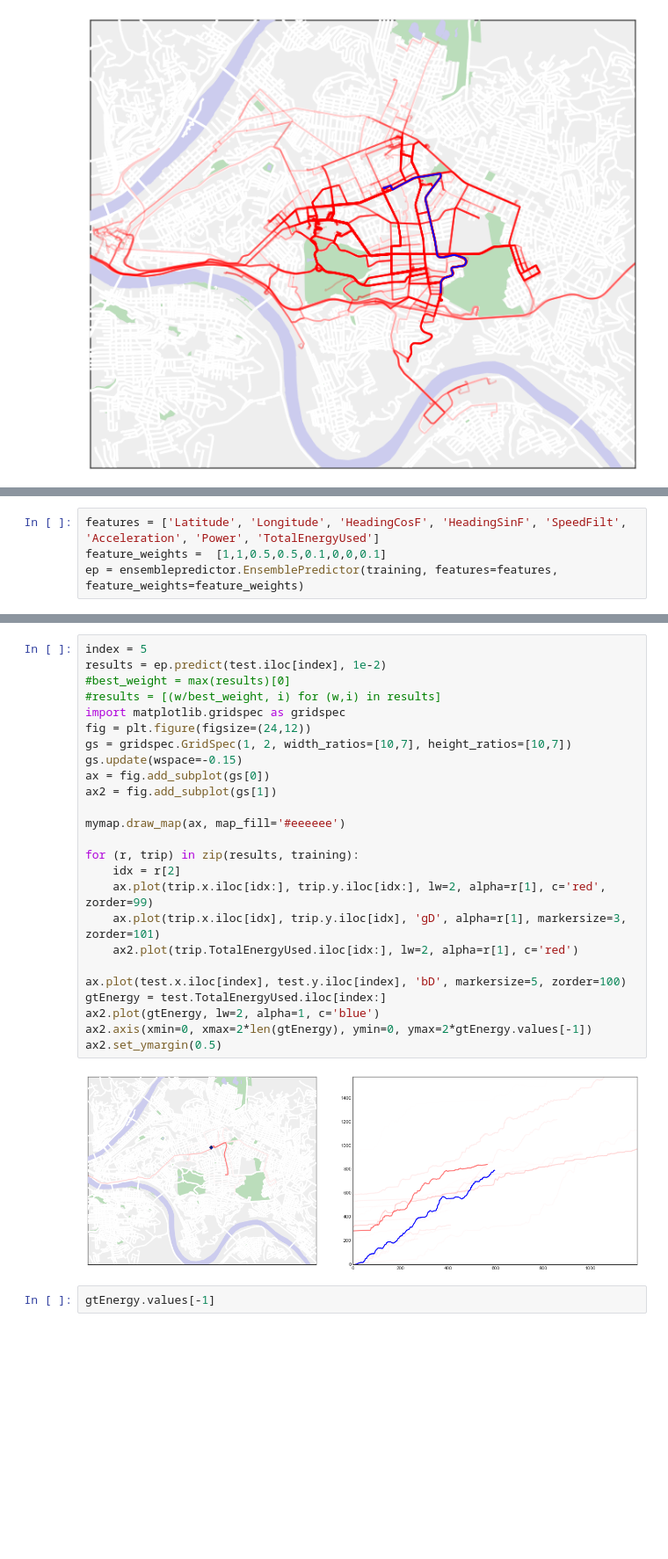
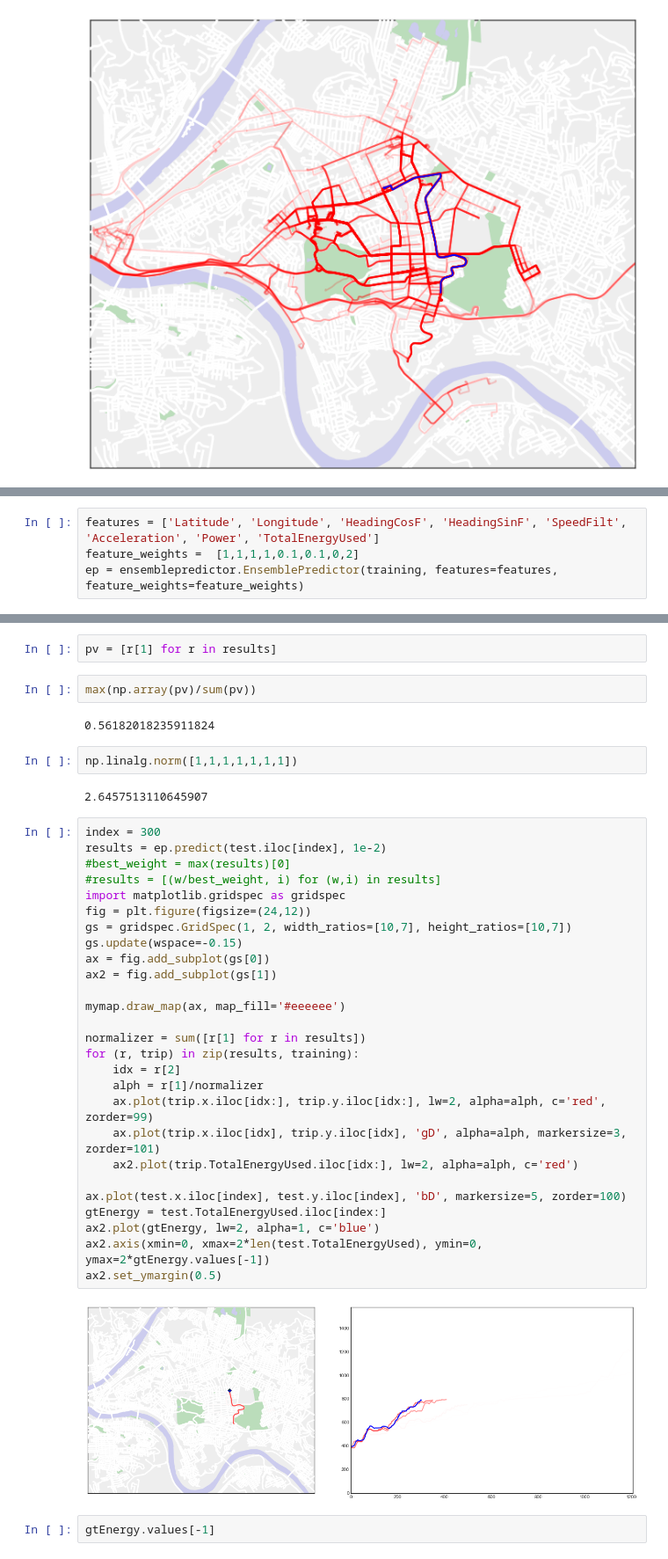
Before and after one commit to astyler/scratch, a Jupyter notebook: Prediction animation.ipynb, the cells around one changed output, grey strips where cells are left out. Shown: that part at 88% size. Drawn from its saved outputs; the diff is of its cells as text; blank space fills up the shorter version.

```diff
--- a/Prediction animation.ipynb
+++ b/Prediction animation.ipynb
@@ -87,7 +87,7 @@ test.head()
 | 4 | 40.450819 | -79.929663 | 247.51 | 2.70 | 2.74 | 2.745 | -3.373287 | -5999.9652 | ... |
 # %%
 features = ['Latitude', 'Longitude', 'HeadingCosF', 'HeadingSinF', 'SpeedFilt', 'Acceleration', 'Power', 'TotalEnergyUsed']
-feature_weights =  [1,1,0.5,0.5,0.1,0,0,0.1]
+feature_weights =  [1,1,1,1,0.1,0.1,0,2]
 ep = ensemblepredictor.EnsemblePredictor(training, features=features, feature_weights=feature_weights)
 # %%
 results[10]
@@ -96,30 +96,42 @@ results[10]
+# %%
+pv = [r[1] for r in results]
+# %%
+max(np.array(pv)/sum(pv))
+# %% [output]
+0.56182018235911824
+# %%
+np.linalg.norm([1,1,1,1,1,1,1])
+# %% [output]
+2.6457513110645907
 # %%
-index = 5
+index = 300
 results = ep.predict(test.iloc[index], 1e-2)
 #best_weight = max(results)[0]
 #results = [(w/best_weight, i) for (w,i) in results]
 import matplotlib.gridspec as gridspec
 fig = plt.figure(figsize=(24,12))
 gs = gridspec.GridSpec(1, 2, width_ratios=[10,7], height_ratios=[10,7])
 gs.update(wspace=-0.15)
 ax = fig.add_subplot(gs[0])
 ax2 = fig.add_subplot(gs[1])
 
 mymap.draw_map(ax, map_fill='#eeeeee')
 
+normalizer = sum([r[1] for r in results])
 for (r, trip) in zip(results, training):
     idx = r[2]
-    ax.plot(trip.x.iloc[idx:], trip.y.iloc[idx:], lw=2, alpha=r[1], c='red', zorder=99)
-    ax.plot(trip.x.iloc[idx], trip.y.iloc[idx], 'gD', alpha=r[1], markersize=3, zorder=101)
-    ax2.plot(trip.TotalEnergyUsed.iloc[idx:], lw=2, alpha=r[1], c='red')
+    alph = r[1]/normalizer
+    ax.plot(trip.x.iloc[idx:], trip.y.iloc[idx:], lw=2, alpha=alph, c='red', zorder=99)
+    ax.plot(trip.x.iloc[idx], trip.y.iloc[idx], 'gD', alpha=alph, markersize=3, zorder=101)
+    ax2.plot(trip.TotalEnergyUsed.iloc[idx:], lw=2, alpha=alph, c='red')
 
 ax.plot(test.x.iloc[index], test.y.iloc[index], 'bD', markersize=5, zorder=100)
 gtEnergy = test.TotalEnergyUsed.iloc[index:]
 ax2.plot(gtEnergy, lw=2, alpha=1, c='blue')
-ax2.axis(xmin=0, xmax=2*len(gtEnergy), ymin=0, ymax=2*gtEnergy.values[-1])
+ax2.axis(xmin=0, xmax=2*len(test.TotalEnergyUsed), ymin=0, ymax=2*gtEnergy.values[-1])
 ax2.set_ymargin(0.5)
 # %% [output]
-[figure, old version]
+[figure, new version]
 # %%
 gtEnergy.values[-1]
 # %% [output]
```
Also changed, not shown: parts of 1 cell of this notebook, 1 other file.
